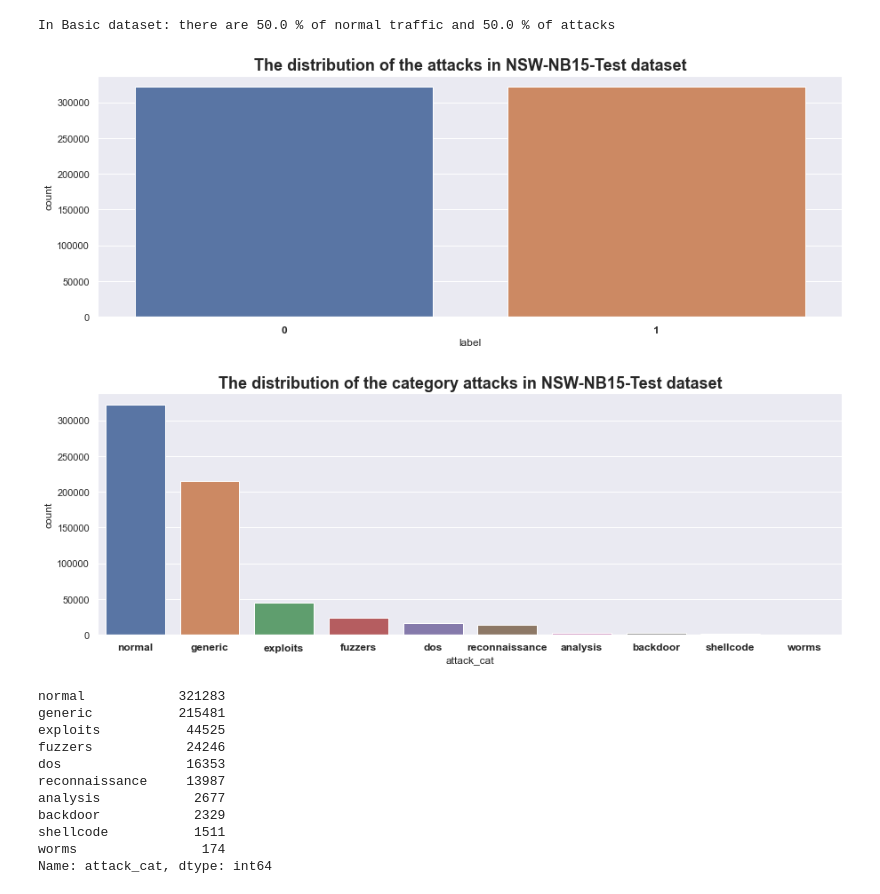
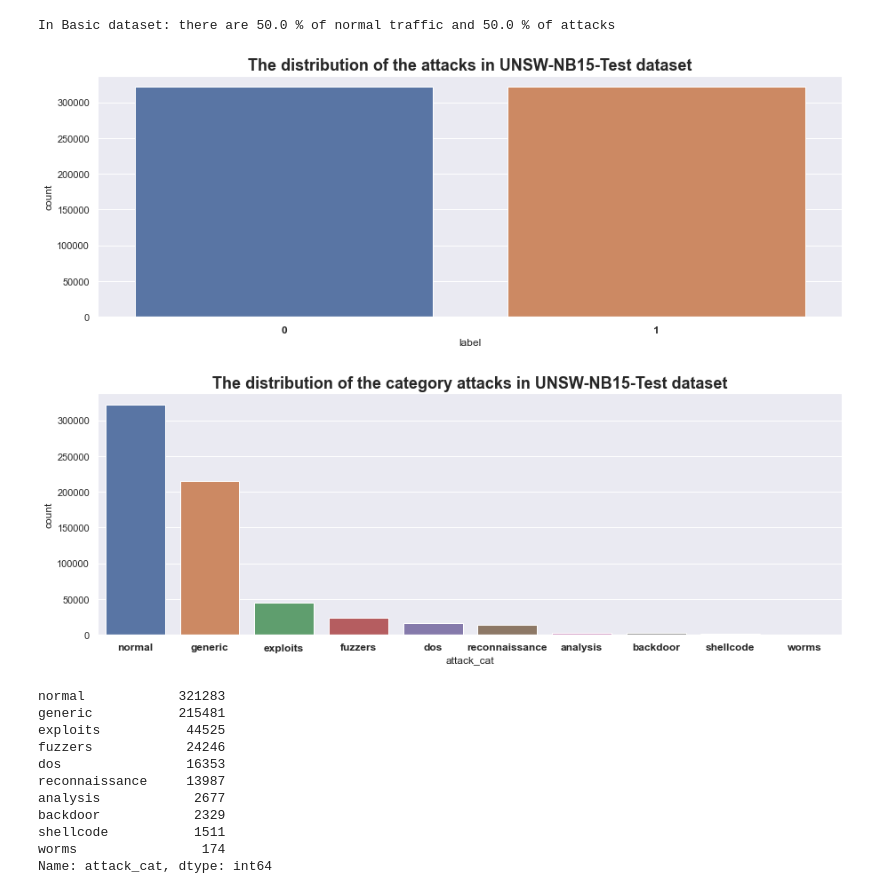
Before and after one commit to polvalls9/Transfer-Learning-Based-Intrusion-Detection-in-5G-and-IoT-Networks, a Jupyter notebook: codes/UNSW-NB15_Generate_Basic_Train_Test_Test+.ipynb, the cells around one changed output. Saved outputs shown, nothing was run; the diff lists cells and outputs as text; code cells hidden in the pictures.

```diff
--- a/codes/UNSW-NB15_Generate_Basic_Train_Test_Test+.ipynb
+++ b/codes/UNSW-NB15_Generate_Basic_Train_Test_Test+.ipynb
@@ -11,6 +50,6 @@ warnings.filterwarnings("ignore")
 # %%
 # This csv file contains the preprocessed UNSW-NB15 dataset
-data = pd.read_csv('../datasets/UNSWNB-15.csv', low_memory=False)
+data = pd.read_csv('../datasets/UNSW-NB15.csv', low_memory=False)
 # %%
 # Selecting attack type in different dataframes
 normal = data.loc[data['attack_cat'] == 'normal', :]
@@ -212,23 +251,23 @@ In Basic dataset: there are 50.0 % of normal traffic and 50.0 % of attacks
 # %%
 # Plotting target label distribution
 plt.figure(figsize=(15,5))
 sns.set_theme(style="darkgrid")
 sns.countplot(test['label'])
-plt.title('The distribution of the attacks in NSW-NB15-Test dataset', weight='bold', fontsize='18')
+plt.title('The distribution of the attacks in UNSW-NB15-Test dataset', weight='bold', fontsize='18')
 plt.xticks(weight='bold', fontsize=12)
 plt.show()
 # %% [output]
-[figure, old version]
+[figure, new version]
 # %%
 # Plotting attack category distribution
 plt.figure(figsize=(15,5))
 sns.set_theme(style="darkgrid")
 sns.countplot(test['attack_cat'], order = test['attack_cat'].value_counts().index)
-plt.title('The distribution of the category attacks in NSW-NB15-Test dataset', weight='bold', fontsize='18')
+plt.title('The distribution of the category attacks in UNSW-NB15-Test dataset', weight='bold', fontsize='18')
 plt.xticks(weight='bold', fontsize=12)
 plt.show()
 # %% [output]
-[figure, old version]
+[figure, new version]
 # %%
 test['attack_cat'].value_counts()
 # %% [output]
```
Also changed, not shown: parts of 11 cells of this notebook, 1 other file.
